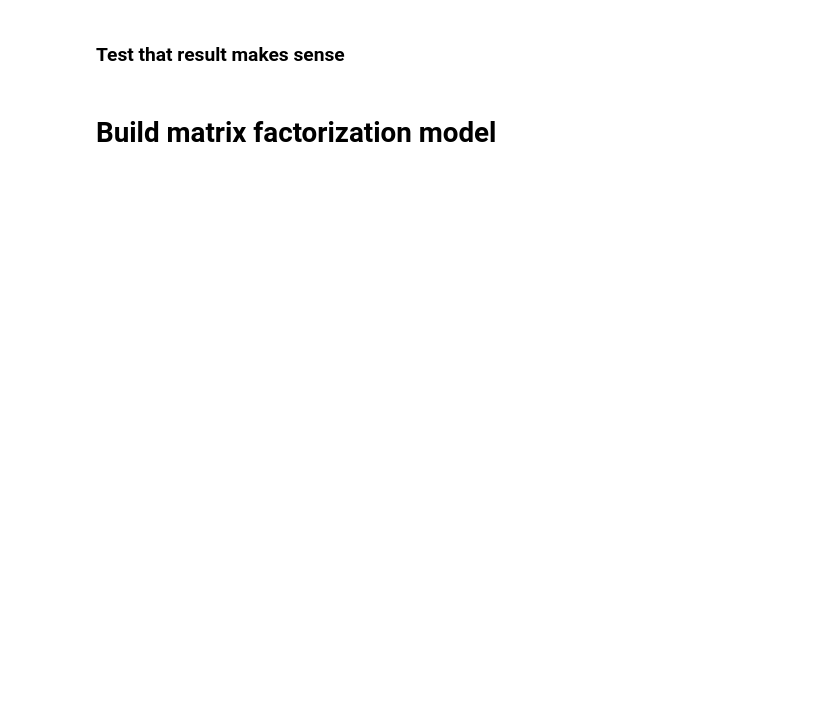
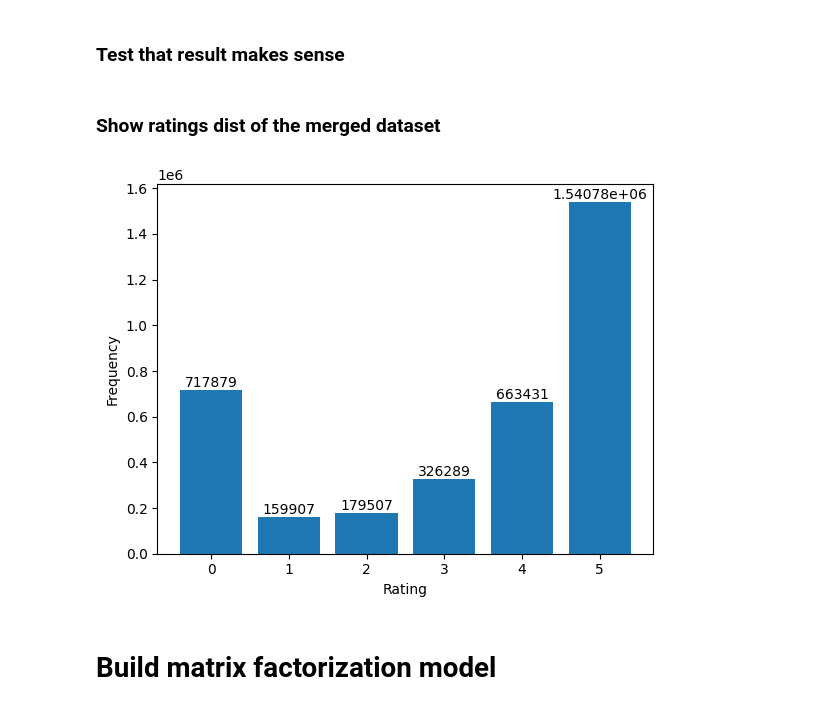
Before and after one commit to AyalSwaid/BookRecSys, a Jupyter notebook: Copy_of_recSysNotebook.ipynb, the cells around one changed output. Cells and saved outputs as stored; diff of their text form; code cells hidden in the pictures; blank space fills up the shorter version.

```diff
--- a/Copy_of_recSysNotebook.ipynb
+++ b/Copy_of_recSysNotebook.ipynb
@@ -292,6 +292,12 @@ memory usage: 65.9+ MB
 # %%
 assert ratings["userID"].str.startswith("gr").sum()
 assert final_df.shape[0] == (ratings.shape[0] + newa_ratings.shape[0])
+# %% [markdown]
+### Show ratings dist of the merged dataset
+# %%
+show_ratings_dist(final_df)
+# %% [output]
+[figure, added]
 # %% [markdown]
 # Build matrix factorization model
 # %%
```
Also changed, not shown: parts of 7 cells of this notebook.
